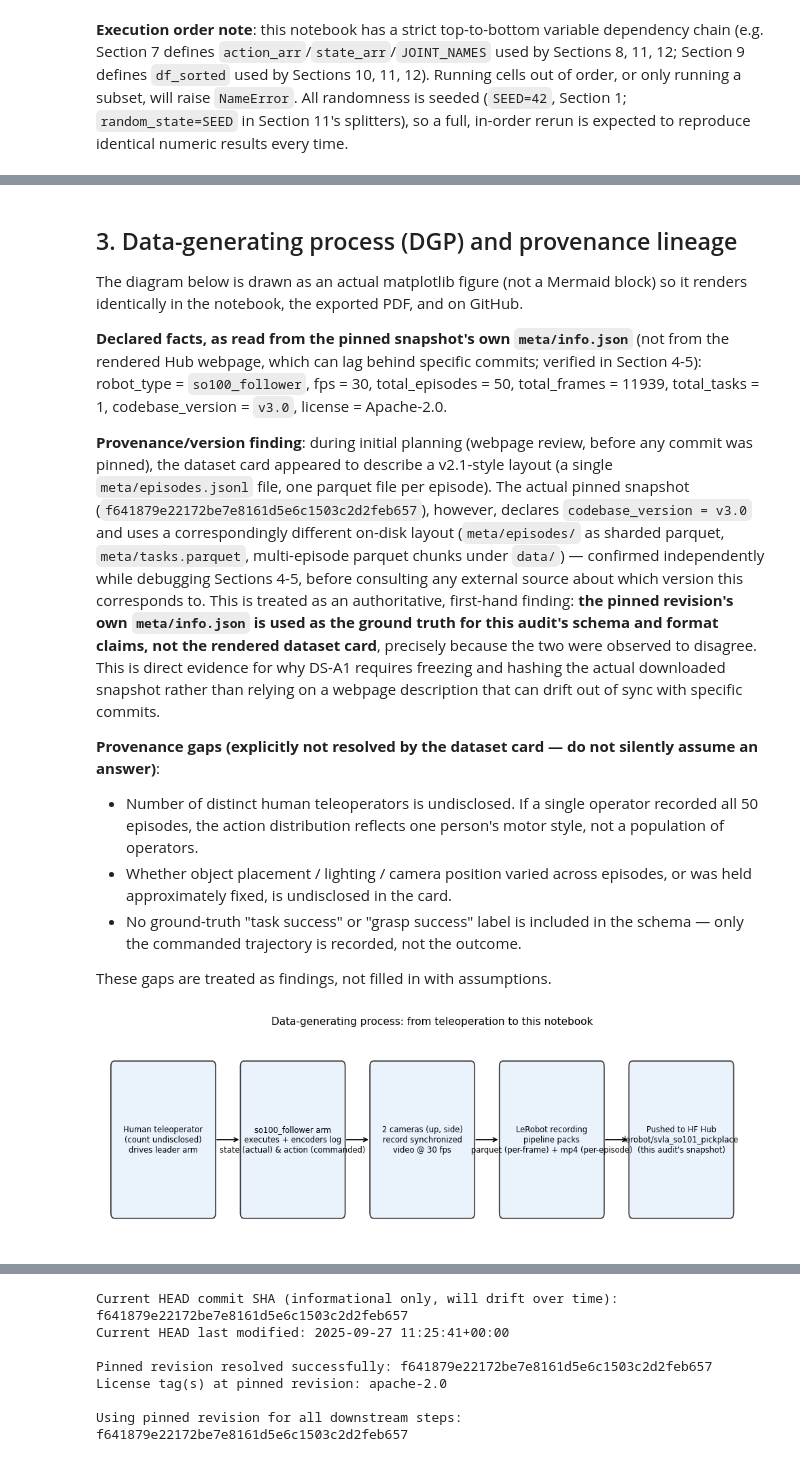
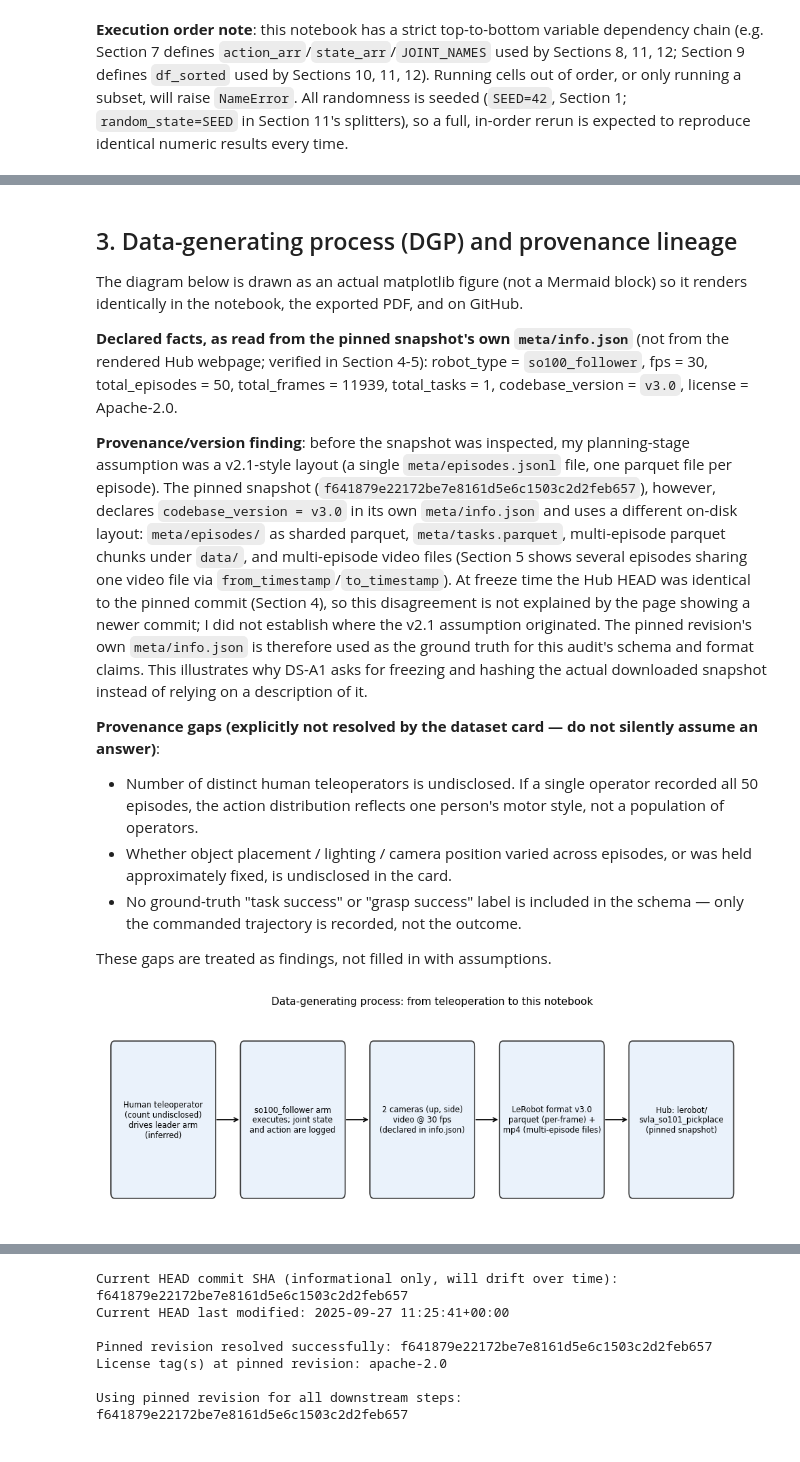
Before and after one commit to lynn3214/ds-a1-data-provenance-audit, a Jupyter notebook: notebook/DS_A1_provenance_audit.ipynb, the cells around one changed output, grey strips where cells are left out. Drawn from its saved outputs; the diff is of its cells as text; code cells hidden in the pictures.

```diff
--- a/notebook/DS_A1_provenance_audit.ipynb
+++ b/notebook/DS_A1_provenance_audit.ipynb
@@ -128,24 +134,22 @@ Section 8). It only evaluates whether the *evaluation protocol itself* is trustw
 The diagram below is drawn as an actual matplotlib figure (not a Mermaid block) so it
 renders identically in the notebook, the exported PDF, and on GitHub.
 
-**Declared facts, as read from the pinned snapshot's own `meta/info.json`** (not from
-the rendered Hub webpage, which can lag behind specific commits; verified in Section 4-5):
+**Declared facts, as read from the pinned snapshot's own `meta/info.json`** (not from the rendered Hub webpage; verified in Section 4-5):
 robot_type = `so100_follower`, fps = 30, total_episodes = 50, total_frames = 11939,
 total_tasks = 1, codebase_version = `v3.0`, license = Apache-2.0.
 
-**Provenance/version finding**: during initial planning (webpage review, before any
-commit was pinned), the dataset card appeared to describe a v2.1-style layout (a single
-`meta/episodes.jsonl` file, one parquet file per episode). The actual pinned snapshot
-(`f641879e22172be7e8161d5e6c1503c2d2feb657`), however, declares `codebase_version =
-v3.0` and uses a correspondingly different on-disk layout (`meta/episodes/` as sharded
-parquet, `meta/tasks.parquet`, multi-episode parquet chunks under `data/`) — confirmed
-independently while debugging Sections 4-5, before consulting any external source about
-which version this corresponds to. This is treated as an authoritative, first-hand
-finding: **the pinned revision's own `meta/info.json` is used as the ground truth for
-this audit's schema and format claims, not the rendered dataset card**, precisely
-because the two were observed to disagree. This is direct evidence for why DS-A1 requires
-freezing and hashing the actual downloaded snapshot rather than relying on a webpage
-description that can drift out of sync with specific commits.
+**Provenance/version finding**: before the snapshot was inspected, my planning-stage
+assumption was a v2.1-style layout (a single `meta/episodes.jsonl` file, one parquet file
+per episode). The pinned snapshot (`f641879e22172be7e8161d5e6c1503c2d2feb657`), however,
+declares `codebase_version = v3.0` in its own `meta/info.json` and uses a different on-disk
+layout: `meta/episodes/` as sharded parquet, `meta/tasks.parquet`, multi-episode parquet
+chunks under `data/`, and multi-episode video files (Section 5 shows several episodes
+sharing one video file via `from_timestamp`/`to_timestamp`). At freeze time the Hub HEAD
+was identical to the pinned commit (Section 4), so this disagreement is not explained by
+the page showing a newer commit; I did not establish where the v2.1 assumption originated.
+The pinned revision's own `meta/info.json` is therefore used as the ground truth for this
+audit's schema and format claims. This illustrates why DS-A1 asks for freezing and hashing
+the actual downloaded snapshot instead of relying on a description of it.
 
 **Provenance gaps (explicitly not resolved by the dataset card — do not silently assume
 an answer)**:
@@ -164,40 +168,40 @@ fig, ax = plt.subplots(figsize=(10, 3.6))
 ax.axis("off")
 
 stages = [
-    "Human teleoperator\n(count undisclosed)\ndrives leader arm",
-    "so100_follower arm\nexecutes + encoders log\nstate (actual) & action (commanded)",
-    "2 cameras (up, side)\nrecord synchronized\nvideo @ 30 fps",
-    "LeRobot recording\npipeline packs\nparquet (per-frame) + mp4 (per-episode)",
-    "Pushed to HF Hub\nlerobot/svla_so101_pickplace\n(this audit's snapshot)",
+    "Human teleoperator\n(count undisclosed)\ndrives leader arm\n(inferred)",
+    "so100_follower arm\nexecutes; joint state\nand action are logged",
+    "2 cameras (up, side)\nvideo @ 30 fps\n(declared in info.json)",
+    "LeRobot format v3.0\nparquet (per-frame) +\nmp4 (multi-episode files)",
+    "Hub: lerobot/\nsvla_so101_pickplace\n(pinned snapshot)",
 ]
 
 n = len(stages)
 box_w, box_h = 1.7, 1.6
 gap = 0.55
 x0 = 0.2
 y0 = 0.3
 
 for i, text in enumerate(stages):
     x = x0 + i * (box_w + gap)
     rect = mpatches.FancyBboxPatch((x, y0), box_w, box_h,
                                     boxstyle="round,pad=0.06",
                                     linewidth=1.2, edgecolor="#333333",
                                     facecolor="#eaf2fb")
     ax.add_patch(rect)
     ax.text(x + box_w / 2, y0 + box_h / 2, text, ha="center", va="center", fontsize=8.3)
     if i < n - 1:
         ax.annotate("", xy=(x + box_w + gap - 0.05, y0 + box_h / 2),
                      xytext=(x + box_w + 0.05, y0 + box_h / 2),
                      arrowprops=dict(arrowstyle="->", lw=1.2))
 
 ax.set_xlim(0, x0 + n * (box_w + gap))
 ax.set_ylim(0, y0 + box_h + 0.4)
 ax.set_title("Data-generating process: from teleoperation to this notebook", fontsize=11)
 plt.tight_layout()
 fig.savefig("../report/dgp_diagram.png", dpi=180)
 plt.show()
 # %% [output]
-[figure, old version]
+[figure, new version]
 # %% [markdown]
 
 ## 4. Data acquisition and version freezing
```
Also changed, not shown: parts of 20 cells of this notebook, 4 other files.
